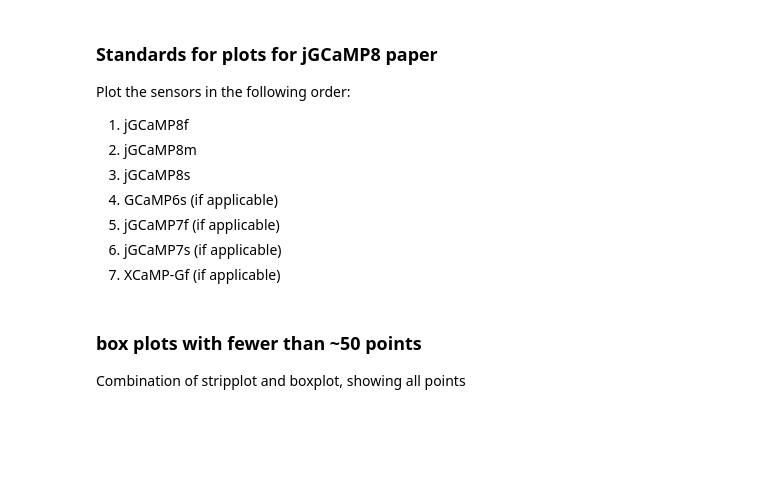
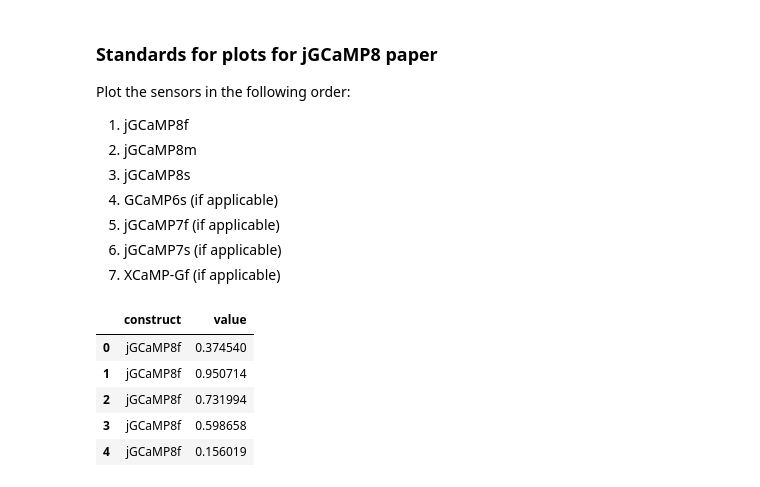
Before and after one commit to ilyakolb/jGCaMP8-neuron-culture-screen, a Jupyter notebook: plotting-standards.ipynb, the cells around one changed output. Drawn from its saved outputs; the diff is of its cells as text; code cells hidden in the pictures; blank space fills up the shorter version.

```diff
--- a/plotting-standards.ipynb
+++ b/plotting-standards.ipynb
@@ -12,31 +13,33 @@ Plot the sensors in the following order:
 # %%
 '''
 make mock dataset
 '''
 import seaborn as sns
 import matplotlib.pyplot as plt
 import numpy as np
 import pandas as pd
 
 tips = sns.load_dataset("tips")
 hits_label = ['jGCaMP8f', 'jGCaMP8m', 'jGCaMP8s', 'GCaMP6s', 'jGCaMP7f', 'jGCaMP7s', 'XCaMP-Gf']
 hits_colors = ['#0000ff',  '#ff0000', '#666666',  '#FFD670', '#00ff00',  '#E5A4CB',  '#0099ff']
-sns.set_palette(sns.color_palette(hits_colors))
 
 np.random.seed(42)
 
 data = pd.DataFrame()
 
 # populate mock dataframe with random values + a few outliers
 addition = 0
 for hit in hits_label:
     data[hit] = np.concatenate([np.random.random(50), np.random.uniform(low=0, high=3,size=5)]) + addition
     addition+=.3
 
 data = pd.melt(data, var_name='construct')
 
 data.head()
+# %% [output]
+|  | construct | value |
+| 0 | jGCaMP8f | 0.374540 |
+| 1 | jGCaMP8f | 0.950714 |
+| 2 | jGCaMP8f | 0.731994 |
+| 3 | jGCaMP8f | 0.598658 |
+| 4 | jGCaMP8f | 0.156019 |
-# %% [markdown]
-### box plots with fewer than ~50 points
-
-Combination of stripplot and boxplot, showing all points
```
Also changed, not shown: parts of 6 cells of this notebook, 1 other file.
